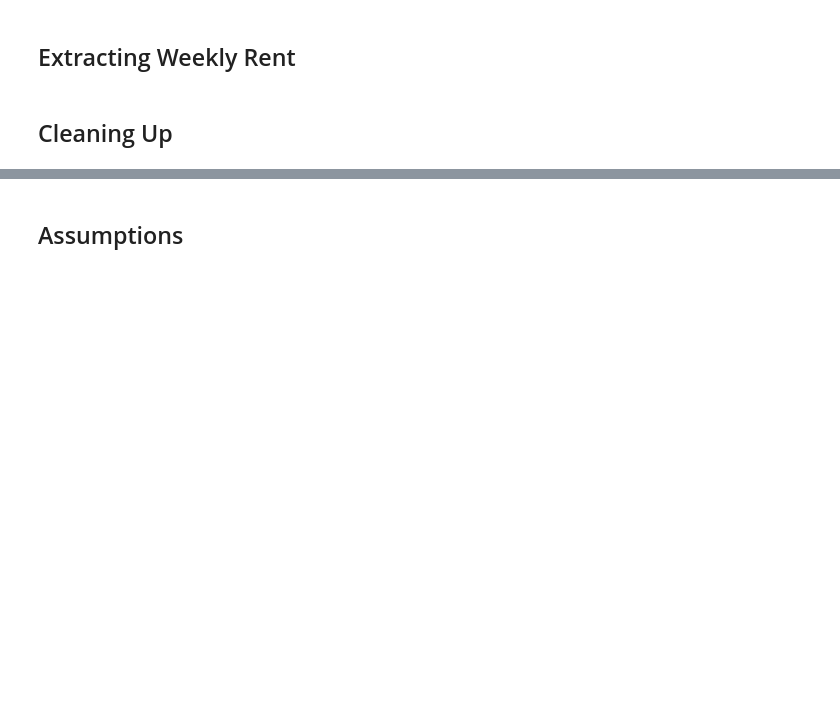
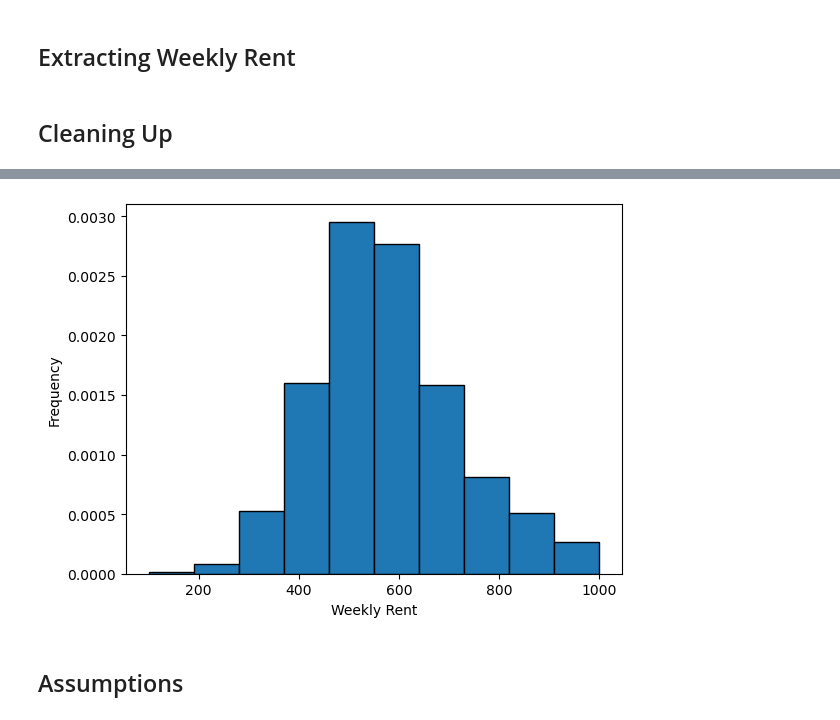
Before and after one commit to MAST30034-AppliedDataScience/project-2-group-real-estate-industry-project-15, a Jupyter notebook: notebooks/preprocess_scraped_properties.ipynb, the cells around one changed output, grey strips where cells are left out. Cells and saved outputs as stored; diff of their text form; code cells hidden in the pictures; blank space fills up the shorter version.

```diff
--- a/notebooks/preprocess_scraped_properties.ipynb
+++ b/notebooks/preprocess_scraped_properties.ipynb
@@ -396,3 +466,12 @@ properties = properties[['suburb', 'postcode', 'property_type', 'weekly_rent', '
+# %%
+unfurnished_properties = properties[properties['furnished'] == False]
+
+plt.hist(unfurnished_properties['weekly_rent'], range=[100, 1000], edgecolor='black', density=True)
+plt.xlabel('Weekly Rent')
+plt.ylabel('Frequency')
+plt.show()
+# %% [output]
+[figure, added]
 # %% [markdown]
 ## Assumptions
 # %%
```
Also changed, not shown: parts of 10 cells of this notebook.
